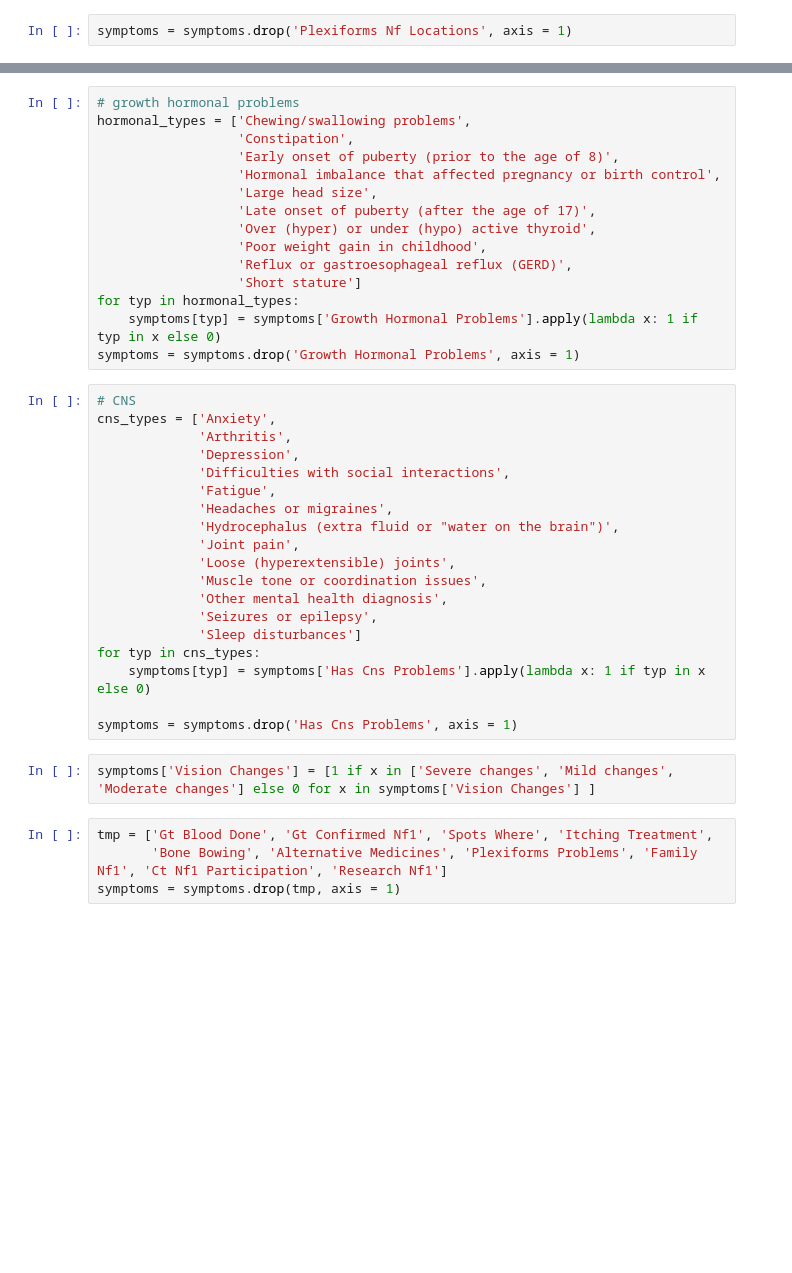
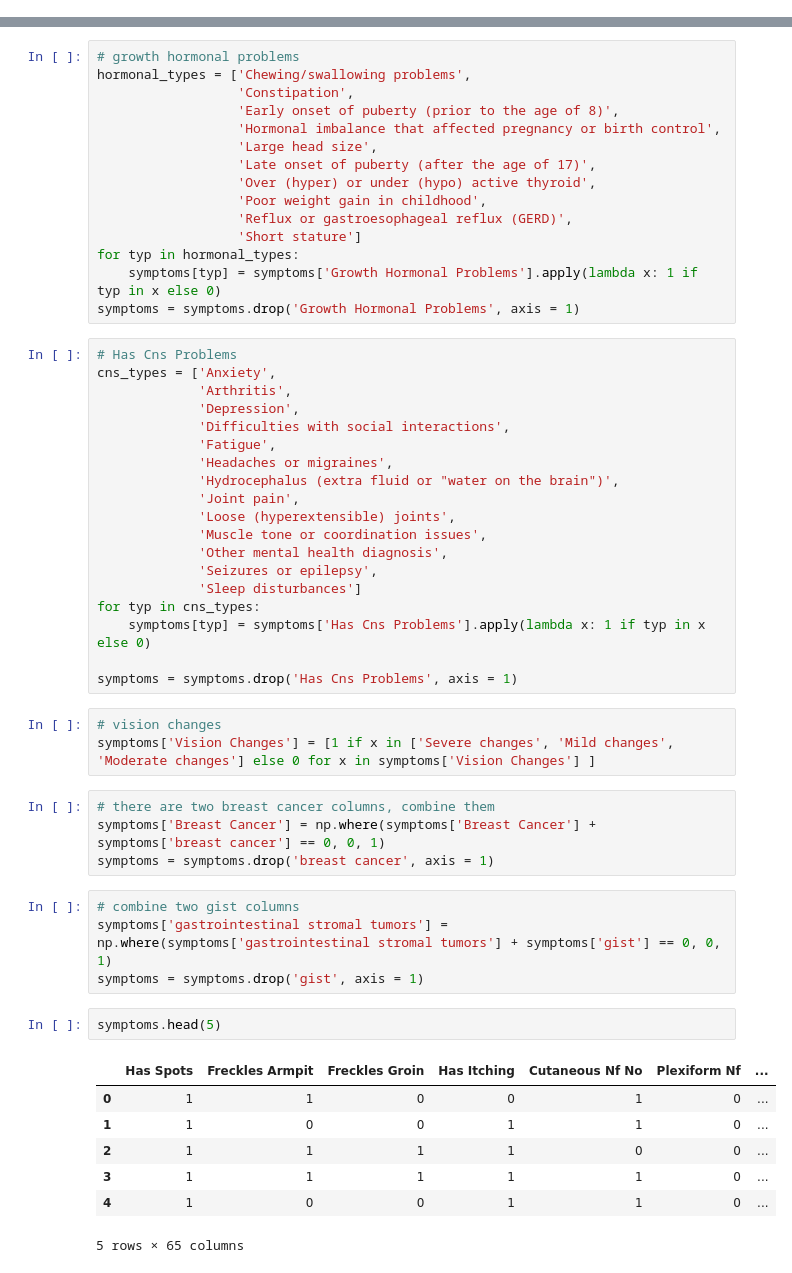
Before and after one commit to stereopickle/NF_Kids_App_PythonAPI, a Jupyter notebook: 001.EDA.ipynb, the cells around one changed output, grey strips where cells are left out. Drawn from its saved outputs; the diff is of its cells as text; blank space fills up the shorter version.

```diff
--- a/001.EDA.ipynb
+++ b/001.EDA.ipynb
@@ -69,5 +154,3 @@ symptoms['Numbness'] = symptoms['Plexiforms Problems'].apply(lambda x: 1 if 'num
-# %%
-symptoms = symptoms.drop('Plexiforms Nf Locations', axis = 1)
 # %%
 # ADHD: divide into learning_disability, attention_issue, and ADD/ADHD
 symptoms['learning disabilities'] = symptoms['Adhd'].apply(lambda x: 1 if 'learning disabilities' in x.lower() else 0)
@@ -107,7 +192,7 @@ for typ in hormonal_types:
     symptoms[typ] = symptoms['Growth Hormonal Problems'].apply(lambda x: 1 if typ in x else 0)
 symptoms = symptoms.drop('Growth Hormonal Problems', axis = 1)
 # %%
-# CNS
+# Has Cns Problems
 cns_types = ['Anxiety',
              'Arthritis',
              'Depression',
@@ -126,8 +211,23 @@ for typ in cns_types:
 
 symptoms = symptoms.drop('Has Cns Problems', axis = 1)
 # %%
+# vision changes
 symptoms['Vision Changes'] = [1 if x in ['Severe changes', 'Mild changes', 'Moderate changes'] else 0 for x in symptoms['Vision Changes'] ]
-# %%
-tmp = ['Gt Blood Done', 'Gt Confirmed Nf1', 'Spots Where', 'Itching Treatment',
-       'Bone Bowing', 'Alternative Medicines', 'Plexiforms Problems', 'Family Nf1', 'Ct Nf1 Participation', 'Research Nf1']
-symptoms = symptoms.drop(tmp, axis = 1)
+# %%
+# there are two breast cancer columns, combine them
+symptoms['Breast Cancer'] = np.where(symptoms['Breast Cancer'] + symptoms['breast cancer'] == 0, 0, 1)
+symptoms = symptoms.drop('breast cancer', axis = 1)
+# %%
+# combine two gist columns
+symptoms['gastrointestinal stromal tumors'] = np.where(symptoms['gastrointestinal stromal tumors'] + symptoms['gist'] == 0, 0, 1)
+symptoms = symptoms.drop('gist', axis = 1)
+# %%
+symptoms.head(5)
+# %% [output]
+|  | Has Spots | Freckles Armpit | Freckles Groin | Has Itching | Cutaneous Nf No | Plexiform Nf | ... |
+| 0 | 1 | 1 | 0 | 0 | 1 | 0 | ... |
+| 1 | 1 | 0 | 0 | 1 | 1 | 0 | ... |
+| 2 | 1 | 1 | 1 | 1 | 0 | 0 | ... |
+| 3 | 1 | 1 | 1 | 1 | 1 | 0 | ... |
+| 4 | 1 | 0 | 0 | 1 | 1 | 0 | ... |
+5 rows × 65 columns
```
Also changed, not shown: parts of 37 cells of this notebook.
